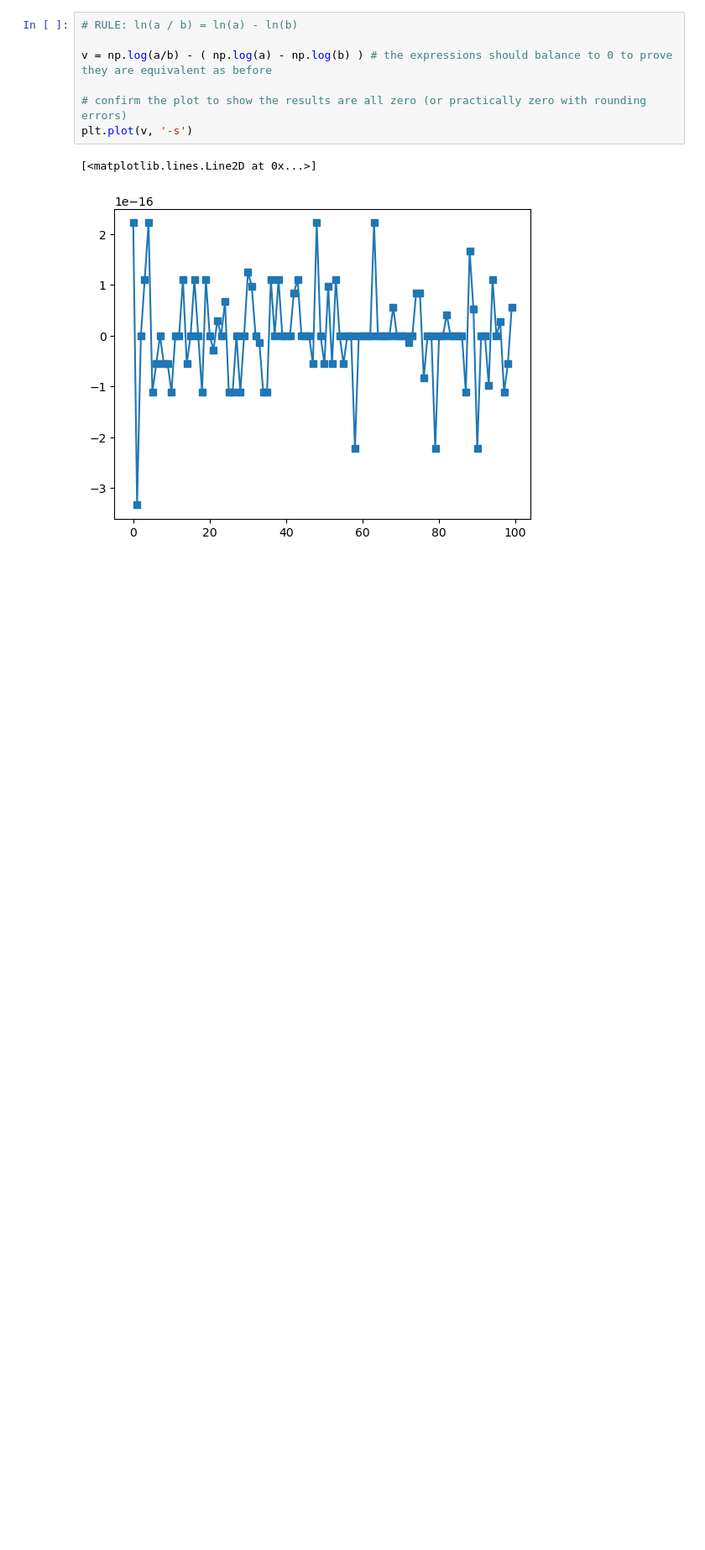
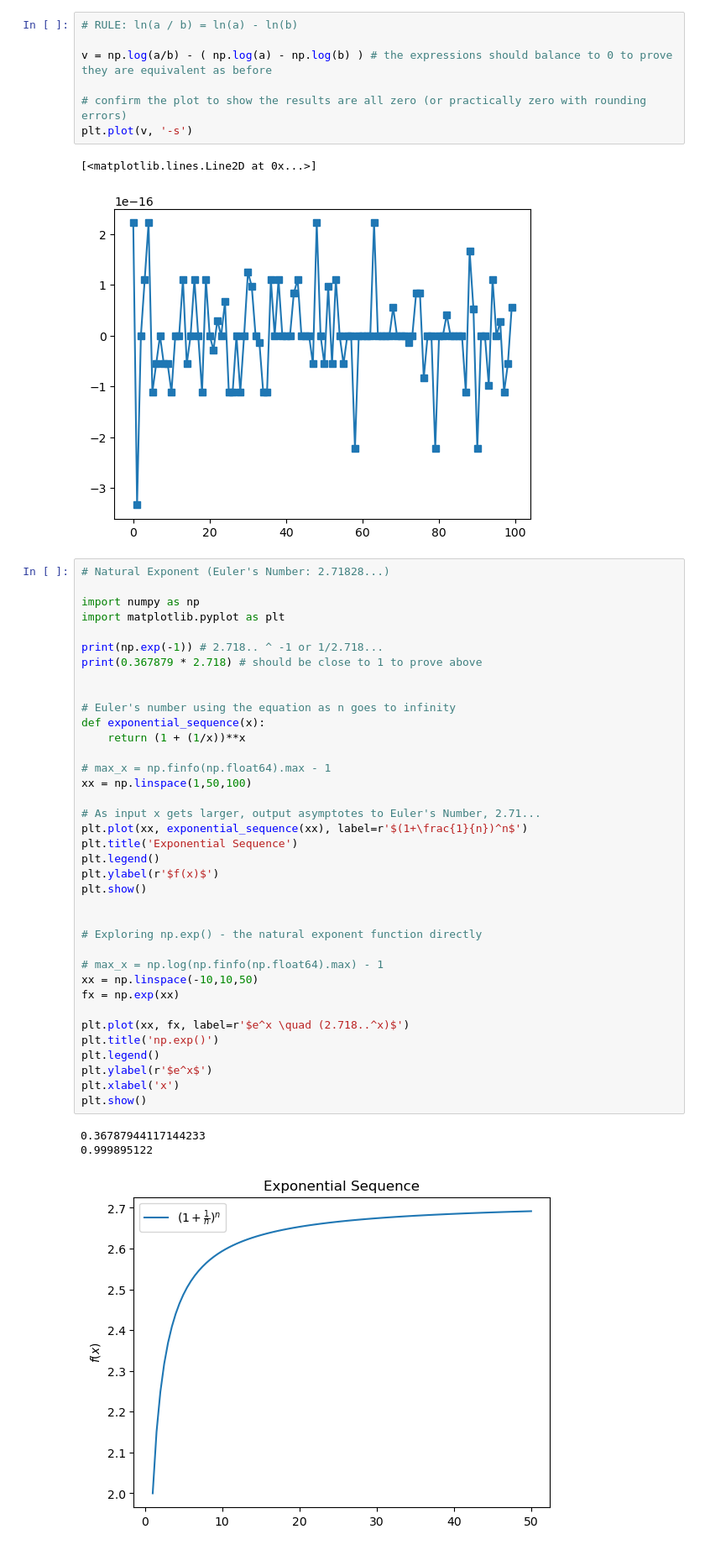
Before and after one commit to BrentGrammer/PROGNOTES, a Jupyter notebook: Calculus/LawOfExponents.ipynb, the cells around one changed output. Shown at 84% size. Saved outputs shown, nothing was run; the diff lists cells and outputs as text; blank space fills up the shorter version.

```diff
--- a/Calculus/LawOfExponents.ipynb
+++ b/Calculus/LawOfExponents.ipynb
@@ -122,3 +122,44 @@ plt.plot(v, '-s')
 # %% [output]
 [<matplotlib.lines.Line2D at 0x...>]
 [figure]
+# %%
+# Natural Exponent (Euler's Number: 2.71828...)
+
+import numpy as np
+import matplotlib.pyplot as plt
+
+print(np.exp(-1)) # 2.718.. ^ -1 or 1/2.718...
+print(0.367879 * 2.718) # should be close to 1 to prove above
+
+
+# Euler's number using the equation as n goes to infinity
+def exponential_sequence(x):
+    return (1 + (1/x))**x
+
+# max_x = np.finfo(np.float64).max - 1
+xx = np.linspace(1,50,100)
+
+# As input x gets larger, output asymptotes to Euler's Number, 2.71...
+plt.plot(xx, exponential_sequence(xx), label=r'$(1+\frac{1}{n})^n$')
+plt.title('Exponential Sequence')
+plt.legend()
+plt.ylabel(r'$f(x)$')
+plt.show()
+
+
+# Exploring np.exp() - the natural exponent function directly
+
+# max_x = np.log(np.finfo(np.float64).max) - 1
+xx = np.linspace(-10,10,50)
+fx = np.exp(xx)
+
+plt.plot(xx, fx, label=r'$e^x \quad (2.718..^x)$')
+plt.title('np.exp()')
+plt.legend()
+plt.ylabel(r'$e^x$')
+plt.xlabel('x')
+plt.show()
+# %% [output]
+0.36787944117144233
+0.999895122
+[figure, added]
```
Also changed, not shown: parts of 1 cell of this notebook, 6 other files.
